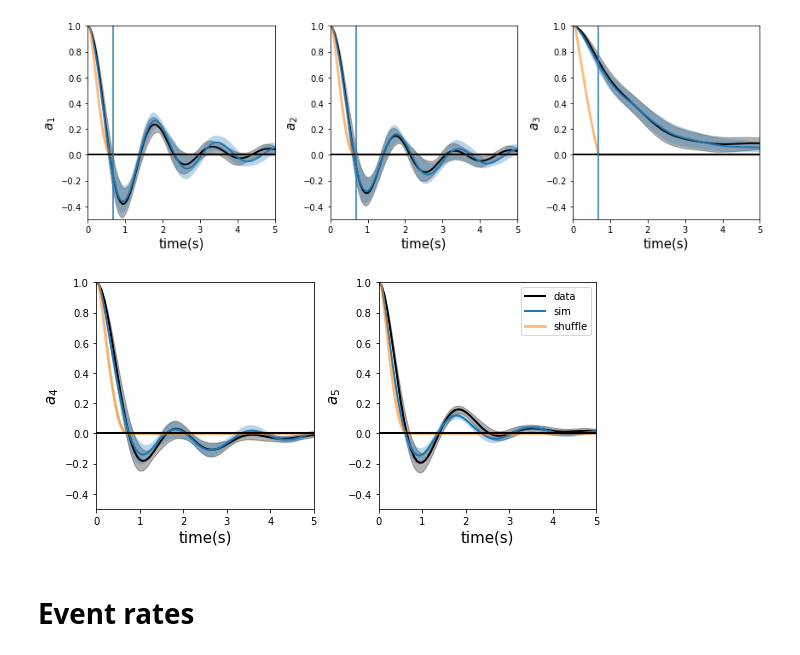
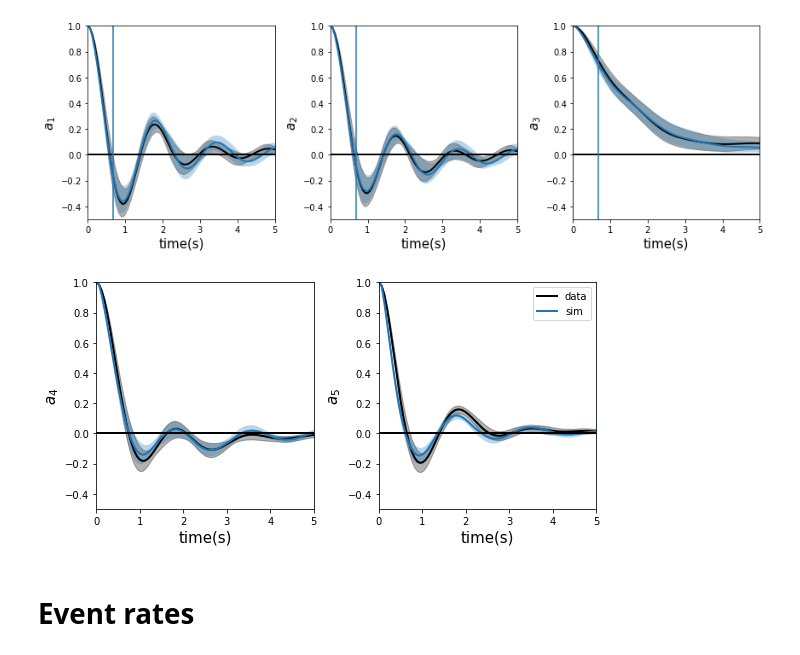
Before and after one commit to AntonioCCosta/markov_worm, a Jupyter notebook: Fig2.ipynb, the cells around one changed output. Drawn from its saved outputs; the diff is of its cells as text; code cells hidden in the pictures.

```diff
--- a/Fig2.ipynb
+++ b/Fig2.ipynb
@@ -87,9 +87,9 @@ for kd in range(3):
     mean,cil,ciu = bootstrap(np.concatenate(acfs_sims_w[:,:,:,kd],axis=0),n_times=1000,n_samples = len(tseries_w))
     plt.plot(lags_acf*dt,mean,lw=2)
     plt.fill_between(lags_acf*dt,cil,ciu,alpha=.3)
-    mean,cil,ciu = bootstrap(np.concatenate(acfs_shuffled_sims_w[:,:,:,kd],axis=0),n_times=1000,n_samples = len(tseries_w))
-    plt.plot(lags_acf*dt,mean,lw=3,alpha=.5)
-    plt.fill_between(lags_acf*dt,cil,ciu,alpha=.2)
+#     mean,cil,ciu = bootstrap(np.concatenate(acfs_shuffled_sims_w[:,:,:,kd],axis=0),n_times=1000,n_samples = len(tseries_w))
+#     plt.plot(lags_acf*dt,mean,lw=3,alpha=.5)
+#     plt.fill_between(lags_acf*dt,cil,ciu,alpha=.2)
     plt.axhline(0,c='k',lw=2)
     plt.xlim(0,5)
     plt.ylim(-.5,1)
@@ -105,42 +105,42 @@ kd=kd+1
 plt.subplot(1,2,1)
 mean,cil,ciu = bootstrap(acfs_data_w[:,:,kd],n_times=1000)
 plt.plot(lags_acf*dt,mean,lw=2,c='k')
 plt.fill_between(lags_acf*dt,cil,ciu,alpha=.3,color='k')
 mean,cil,ciu = bootstrap(np.concatenate(acfs_sims_w[:,:,:,kd],axis=0),n_times=1000,n_samples = len(tseries_w))
 plt.plot(lags_acf*dt,mean,lw=2)
 plt.fill_between(lags_acf*dt,cil,ciu,alpha=.3)
-mean,cil,ciu = bootstrap(np.concatenate(acfs_shuffled_sims_w[:,:,:,kd],axis=0),n_times=1000,n_samples = len(tseries_w))
-plt.plot(lags_acf*dt,mean,lw=3,alpha=.5)
-plt.fill_between(lags_acf*dt,cil,ciu,alpha=.2)
-plt.fill_between(lags_acf*dt,cil,ciu,alpha=.2)
+# mean,cil,ciu = bootstrap(np.concatenate(acfs_shuffled_sims_w[:,:,:,kd],axis=0),n_times=1000,n_samples = len(tseries_w))
+# plt.plot(lags_acf*dt,mean,lw=3,alpha=.5)
+# plt.fill_between(lags_acf*dt,cil,ciu,alpha=.2)
+# plt.fill_between(lags_acf*dt,cil,ciu,alpha=.2)
 plt.axhline(0,c='k',lw=2)
 plt.xlim(0,5)
 plt.ylim(-.5,1)
 plt.ylabel('$a_{}$'.format(kd+1),fontsize=15)
 plt.xlabel('time(s)',fontsize=15)
 kd=kd+1
 plt.subplot(1,2,2)
 mean,cil,ciu = bootstrap(acfs_data_w[:,:,kd],n_times=1000)
 plt.plot(lags_acf*dt,mean,lw=2,c='k',label='data')
 plt.fill_between(lags_acf*dt,cil,ciu,alpha=.3,color='k')
 mean,cil,ciu = bootstrap(np.concatenate(acfs_sims_w[:,:,:,kd],axis=0),n_times=1000,n_samples = len(tseries_w))
 plt.plot(lags_acf*dt,mean,lw=2,label='sim')
 plt.fill_between(lags_acf*dt,cil,ciu,alpha=.3)
-mean,cil,ciu = bootstrap(np.concatenate(acfs_shuffled_sims_w[:,:,:,kd],axis=0),n_times=1000,n_samples = len(tseries_w))
-plt.plot(lags_acf*dt,mean,lw=3,alpha=.5,label='shuffle')
-plt.fill_between(lags_acf*dt,cil,ciu,alpha=.2)
+# mean,cil,ciu = bootstrap(np.concatenate(acfs_shuffled_sims_w[:,:,:,kd],axis=0),n_times=1000,n_samples = len(tseries_w))
+# plt.plot(lags_acf*dt,mean,lw=3,alpha=.5,label='shuffle')
+# plt.fill_between(lags_acf*dt,cil,ciu,alpha=.2)
 plt.axhline(0,c='k',lw=2)
 plt.xlim(0,5)
 plt.ylim(-.5,1)
 plt.legend()
 plt.ylabel('$a_{}$'.format(kd+1),fontsize=15)
 plt.xlabel('time(s)',fontsize=15)
 plt.tight_layout()
 # plt.savefig('acfs_sims_4-5.pdf')
 plt.show()
 # %% [output]
-[figure, old version]
+[figure, new version]
-[figure, old version]
+[figure, new version]
 # %% [markdown]
 # Event rates
 # %%
```
Also changed, not shown: parts of 2 cells of this notebook, 14 other files.
